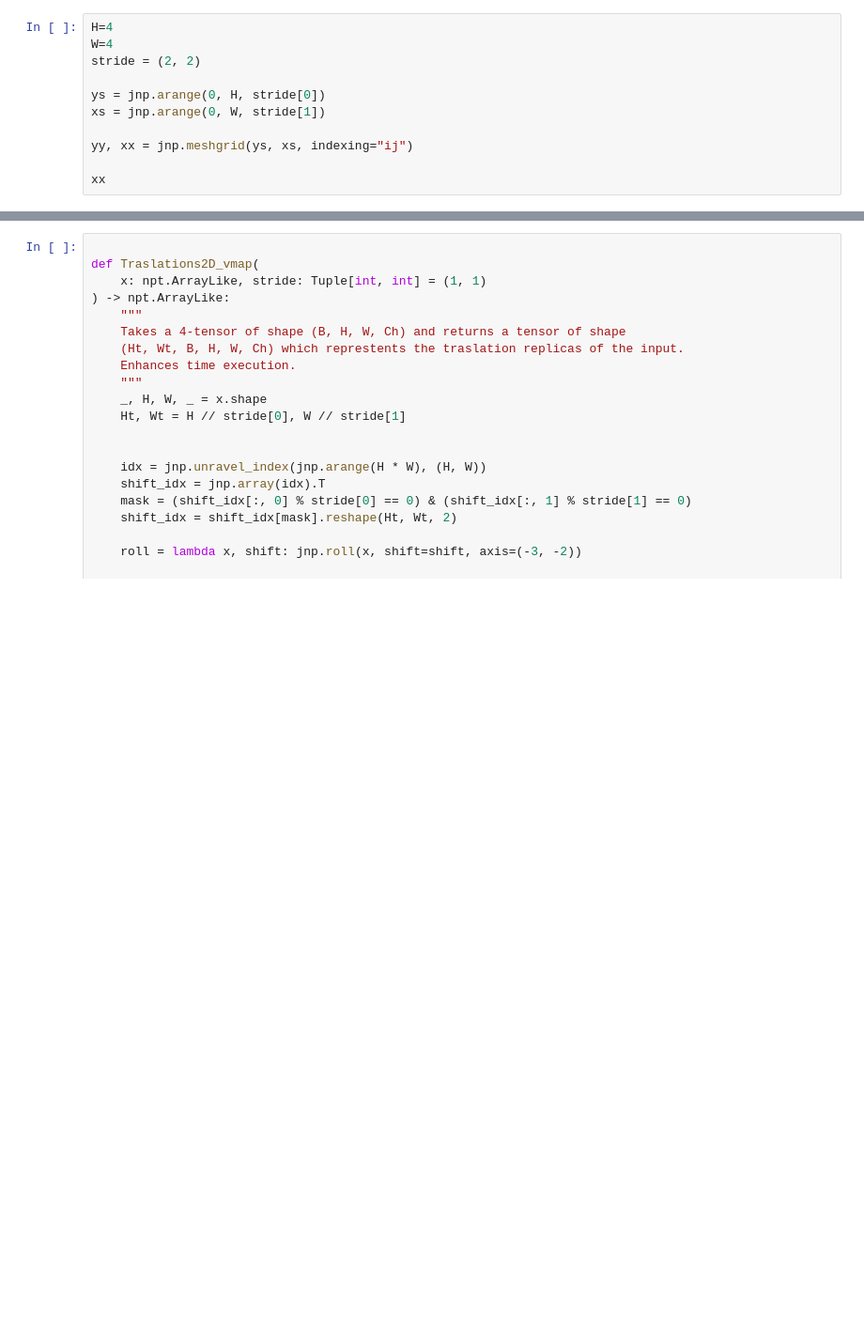
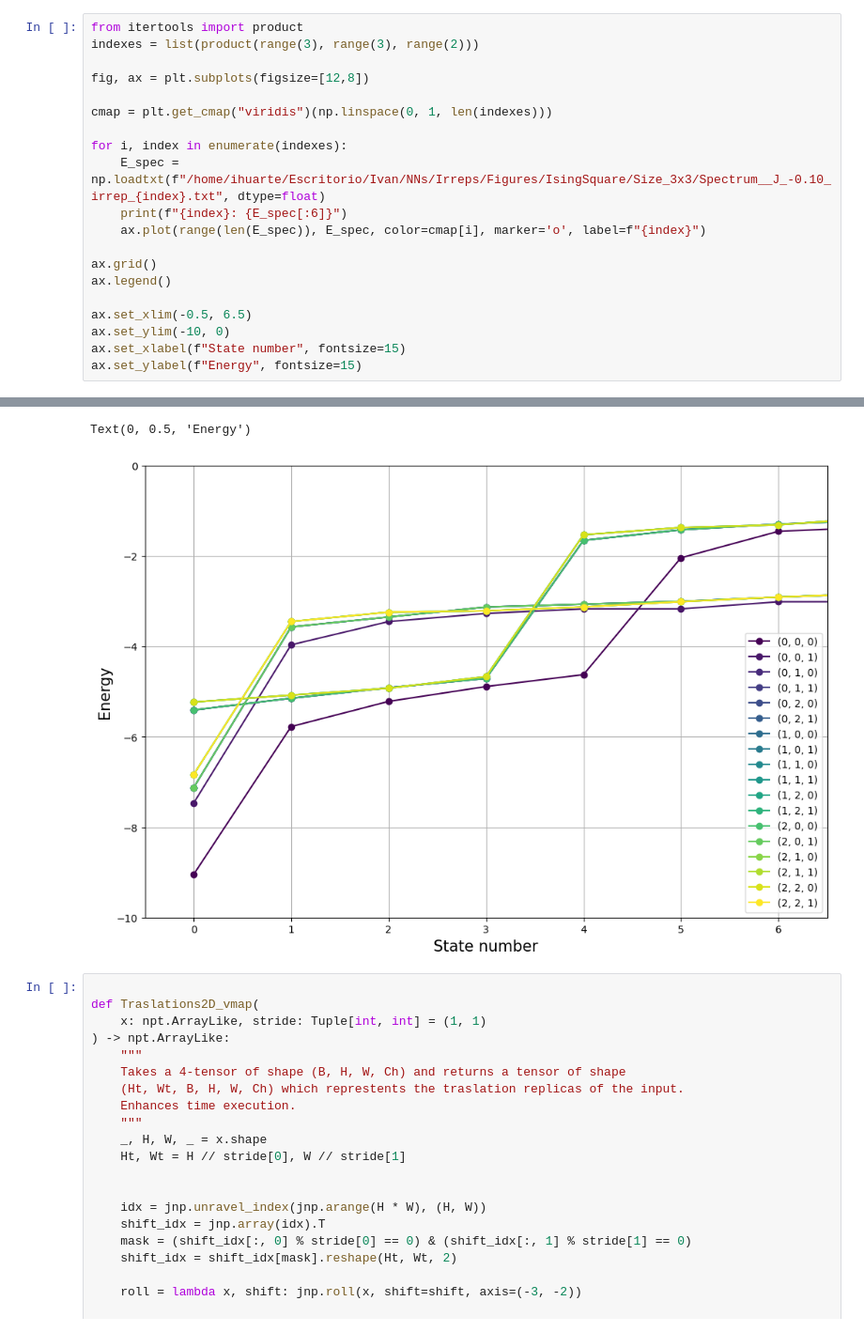
Before and after one commit to IvanHuarte/NNs, a Jupyter notebook: experiment.ipynb, the cells around one changed output, grey strips where cells are left out. Shown at 94% size. Cells and saved outputs as stored; diff of their text form; blank space fills up the shorter version.

```diff
--- a/experiment.ipynb
+++ b/experiment.ipynb
@@ -39,12 +61,21 @@ from NN_module.ST_utils import print_tree
 # %%
-H=4
-W=4
-stride = (2, 2)
+from itertools import product
+indexes = list(product(range(3), range(3), range(2)))
 
-ys = jnp.arange(0, H, stride[0])
-xs = jnp.arange(0, W, stride[1])
+fig, ax = plt.subplots(figsize=[12,8])
 
-yy, xx = jnp.meshgrid(ys, xs, indexing="ij")
+cmap = plt.get_cmap("viridis")(np.linspace(0, 1, len(indexes)))
 
-xx
+for i, index in enumerate(indexes):
+    E_spec = np.loadtxt(f"/home/ihuarte/Escritorio/Ivan/NNs/Irreps/Figures/IsingSquare/Size_3x3/Spectrum__J_-0.10_irrep_{index}.txt", dtype=float)
+    print(f"{index}: {E_spec[:6]}")
+    ax.plot(range(len(E_spec)), E_spec, color=cmap[i], marker='o', label=f"{index}")
+
+ax.grid()
+ax.legend()
+
+ax.set_xlim(-0.5, 6.5)
+ax.set_ylim(-10, 0)
+ax.set_xlabel(f"State number", fontsize=15)
+ax.set_ylabel(f"Energy", fontsize=15)
 # %% [output]
@@ -53,3 +100,5 @@ Array([[0, 2],
+Text(0, 0.5, 'Energy')
+[figure, added]
 # %%
 
 def Traslations2D_vmap(
```
Also changed, not shown: parts of 3 cells of this notebook.
